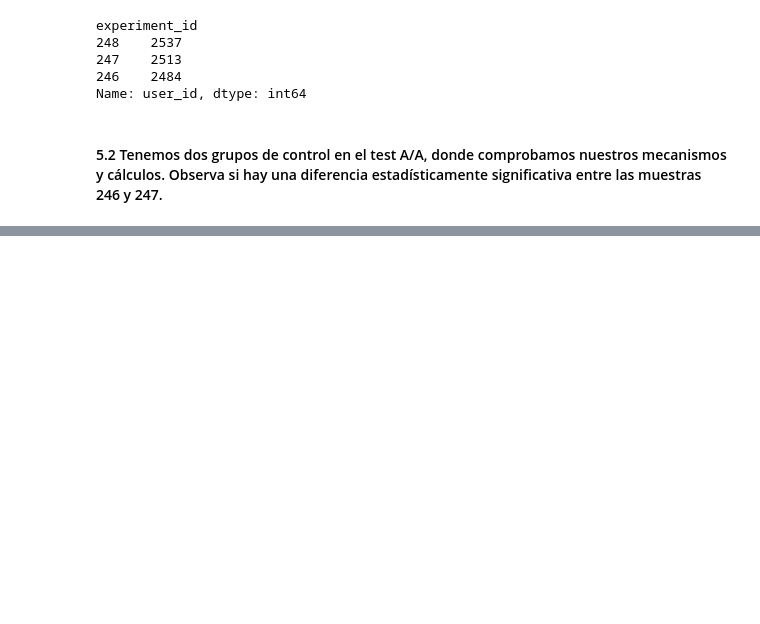
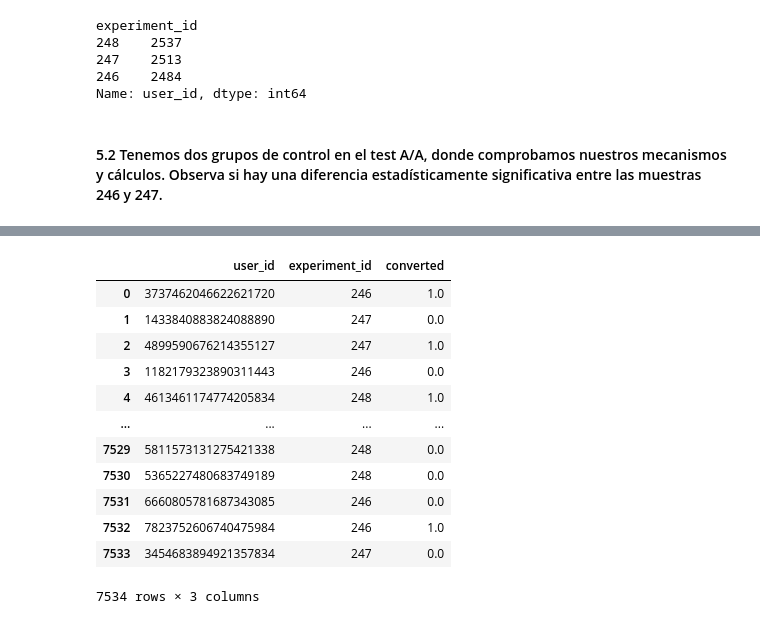
Before and after one commit to alfredo-ormenog/PROYECTO_11_TT_ANALISIS-DE-EVENTOS, a Jupyter notebook: proyect_11.ipynb, the cells around one changed output, grey strips where cells are left out. Saved outputs shown, nothing was run; the diff lists cells and outputs as text; code cells hidden in the pictures; blank space fills up the shorter version.

```diff
--- a/proyect_11.ipynb
+++ b/proyect_11.ipynb
@@ -425,3 +431,9 @@ experiment_id
 Name: user_id, dtype: int64
 # %% [markdown]
 #### 5.2 Tenemos dos grupos de control en el test A/A, donde comprobamos nuestros mecanismos y cálculos. Observa si hay una diferencia estadísticamente significativa entre las muestras 246 y 247.
+# %%
+# Creamos un DF donde tengamos experiment_id y user_id, y adicional una columna que pueda permitirnos conocer si ese usuario llegó
+# a la recta final PaymentScreenSuccessful que lo llamaremos control:
+
+control = data_filter[['user_id', 'experiment_id']].drop_duplicates()
+control.head()
@@ -427,0 +447,8 @@ Name: user_id, dtype: int64
+# %%
+#Creamos un nuevo DF para adicionarlo a control, con la finalidad de encontrar en la nueva columna todos los usuarios que
+# convirtieron la compra (columna converted), si es 1 es que procedieron.
+control_1 = pd.DataFrame (data = {
+    'user_id' : data_filter[data_filter['event_name'] == 'PaymentScreenSuccessful']['user_id'].unique(),
+    'converted' : 1 })
+
+control_1
@@ -427,0 +469,19 @@ Name: user_id, dtype: int64
+# %%
+# Utilizamos el método merge para unir la columna converted:
+control_merge = control.merge(control_1,on='user_id', how= 'left')
+control_merge['converted'] = control_merge['converted'].fillna(0)
+control_merge
+# %% [output]
+|  | user_id | experiment_id | converted |
+| 0 | 3737462046622621720 | 246 | 1.0 |
+| 1 | 1433840883824088890 | 247 | 0.0 |
+| 2 | 4899590676214355127 | 247 | 1.0 |
+| 3 | 1182179323890311443 | 246 | 0.0 |
+| 4 | 4613461174774205834 | 248 | 1.0 |
+| ... | ... | ... | ... |
+| 7529 | 5811573131275421338 | 248 | 0.0 |
+| 7530 | 5365227480683749189 | 248 | 0.0 |
+| 7531 | 6660805781687343085 | 246 | 0.0 |
+| 7532 | 7823752606740475984 | 246 | 1.0 |
+| 7533 | 3454683894921357834 | 247 | 0.0 |
+7534 rows × 3 columns
```
Also changed, not shown: parts of 32 cells of this notebook.
